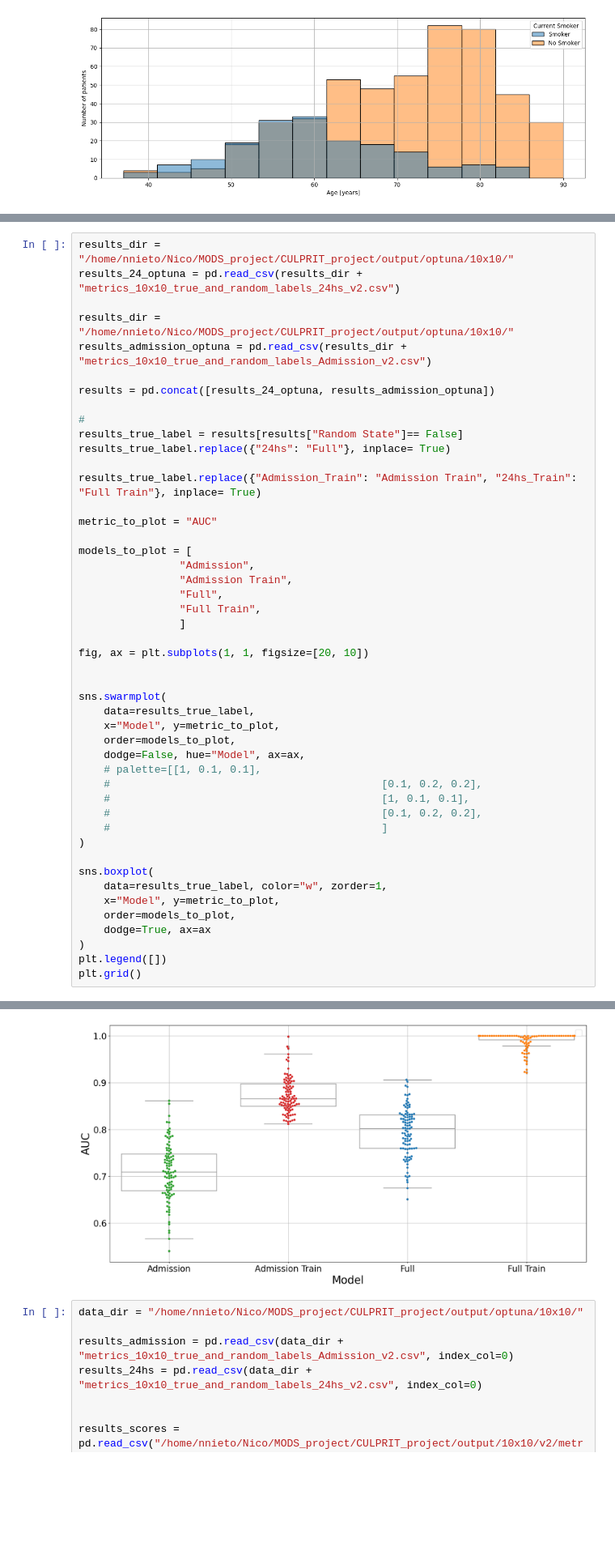
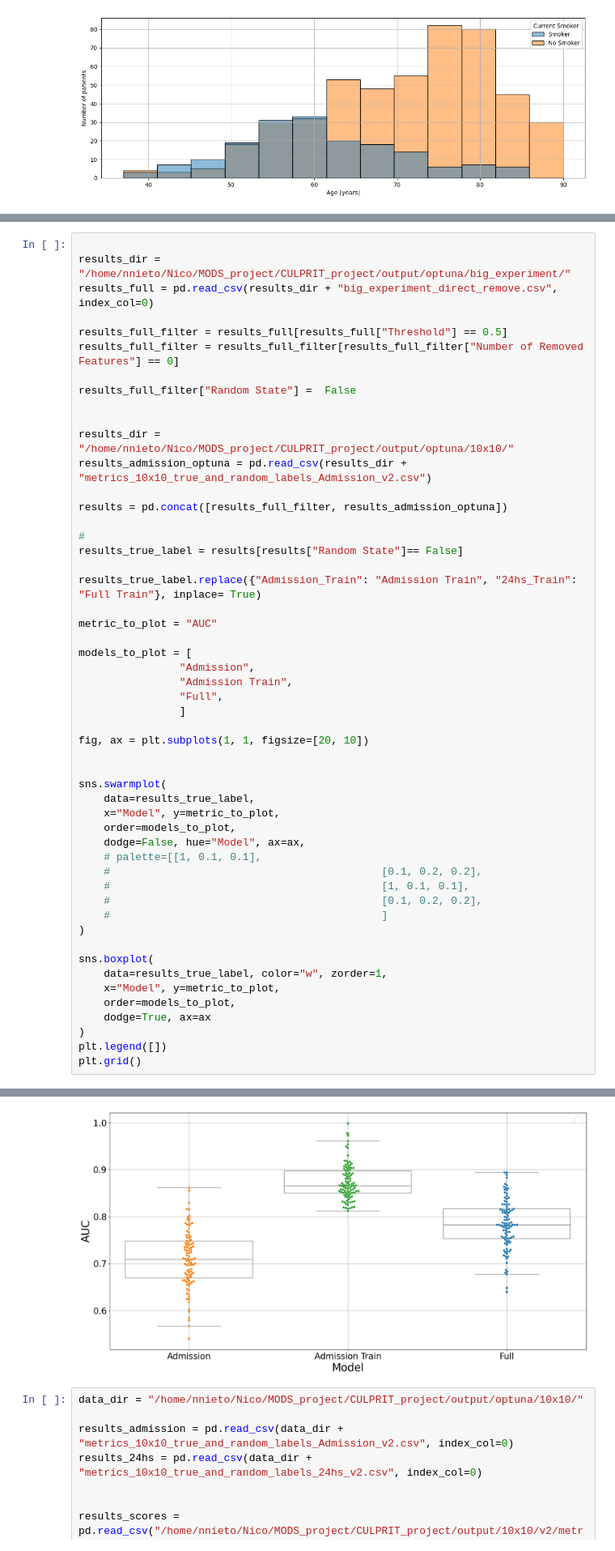
Before and after one commit to N-Nieto/MACRO_experiments, a Jupyter notebook: code/plot_figures_paper_v3.ipynb, the cells around one changed output, grey strips where cells are left out. Shown at 81% size. Saved outputs shown, nothing was run; the diff lists cells and outputs as text; blank space fills up the shorter version.

```diff
--- a/code/plot_figures_paper_v2.ipynb
+++ b/code/plot_figures_paper_v3.ipynb
@@ -113,15 +117,21 @@ plt.show()
 # %%
-results_dir = "/home/nnieto/Nico/MODS_project/CULPRIT_project/output/optuna/10x10/"
-results_24_optuna = pd.read_csv(results_dir + "metrics_10x10_true_and_random_labels_24hs_v2.csv")
+
+results_dir = "/home/nnieto/Nico/MODS_project/CULPRIT_project/output/optuna/big_experiment/"
+results_full = pd.read_csv(results_dir + "big_experiment_direct_remove.csv", index_col=0)
+
+results_full_filter = results_full[results_full["Threshold"] == 0.5]
+results_full_filter = results_full_filter[results_full_filter["Number of Removed Features"] == 0]
+
+results_full_filter["Random State"] =  False
+
 
 results_dir = "/home/nnieto/Nico/MODS_project/CULPRIT_project/output/optuna/10x10/"
 results_admission_optuna = pd.read_csv(results_dir + "metrics_10x10_true_and_random_labels_Admission_v2.csv")
 
-results = pd.concat([results_24_optuna, results_admission_optuna])
+results = pd.concat([results_full_filter, results_admission_optuna])
 
 #
 results_true_label = results[results["Random State"]== False]
-results_true_label.replace({"24hs": "Full"}, inplace= True)
 
 results_true_label.replace({"Admission_Train": "Admission Train", "24hs_Train": "Full Train"}, inplace= True)
 
@@ -131,7 +141,6 @@ models_to_plot = [
                 "Admission",
                 "Admission Train",
                 "Full",
-                "Full Train",
                 ]
 
 fig, ax = plt.subplots(1, 1, figsize=[20, 10])
@@ -165,4 +170,4 @@ plt.grid()
-[figure, old version]
+[figure, new version]
 # %%
 data_dir = "/home/nnieto/Nico/MODS_project/CULPRIT_project/output/optuna/10x10/"
 
```
Also changed, not shown: parts of 9 cells of this notebook, 24 other files.
